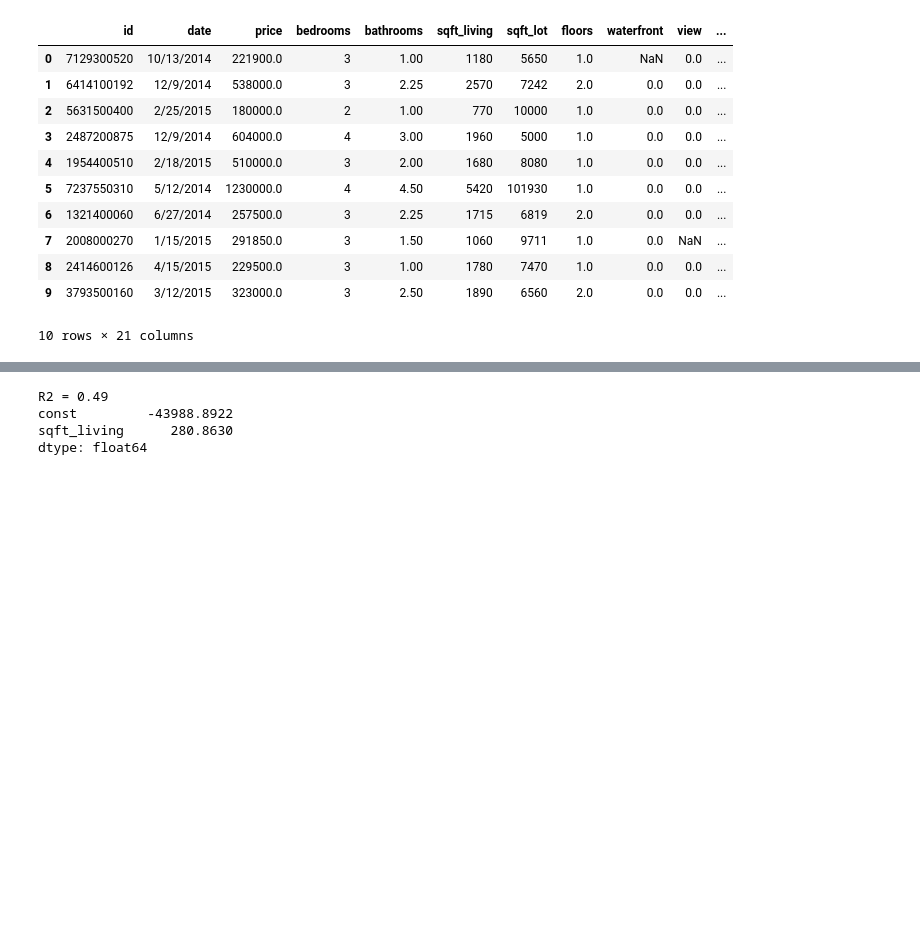
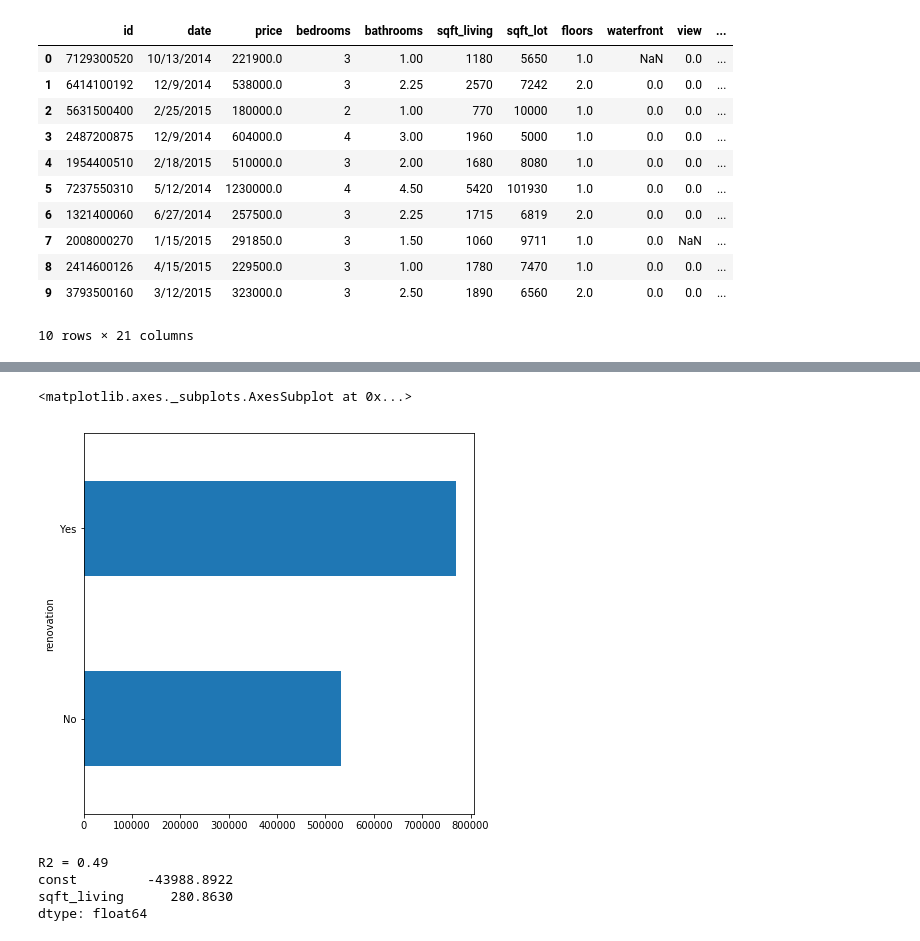
Before and after one commit to Silkways/Seattlers, a Jupyter notebook: Housing_Project_Gus.ipynb, the cells around one changed output, grey strips where cells are left out. Cells and saved outputs as stored; diff of their text form; code cells hidden in the pictures; blank space fills up the shorter version.

```diff
--- a/Housing_Project_Gus.ipynb
+++ b/Housing_Project_Gus.ipynb
@@ -91 +85,8 @@ sns.heatmap(data = corr, annot = True, annot_kws = {"size": 7}, linewidth = 2)
+# %%
+#Check renovation impact on Price
+
+df_base.groupby('renovation')['price'].mean().plot(kind = 'barh', x = 'price', figsize = (7,7))
+# %% [output]
+<matplotlib.axes._subplots.AxesSubplot at 0x...>
+[figure, added]
 # %%
```
Also changed, not shown: parts of 18 cells of this notebook.
